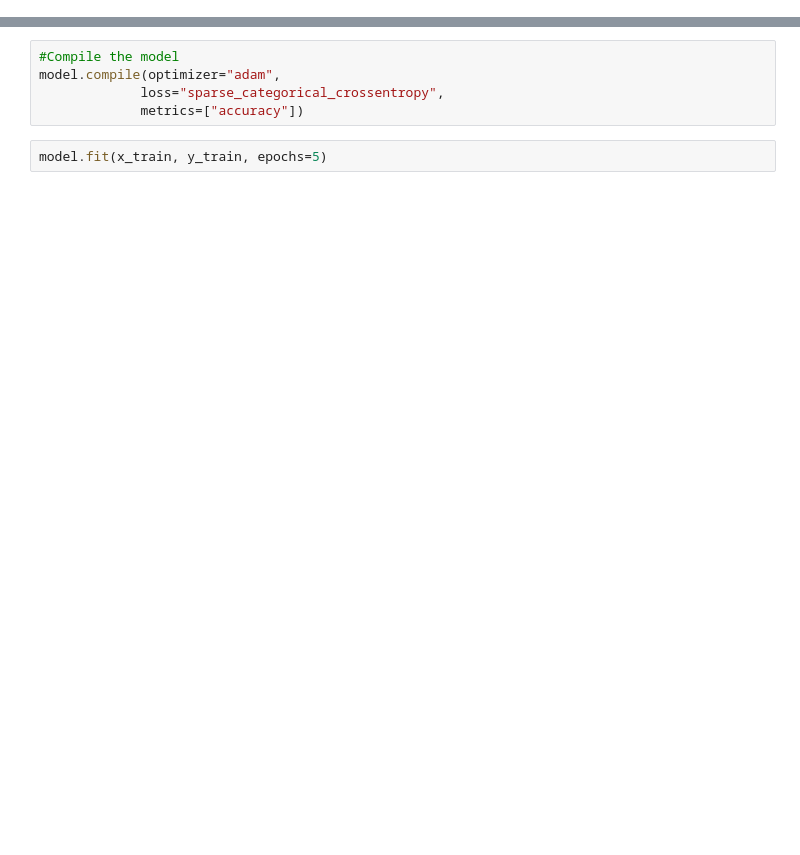
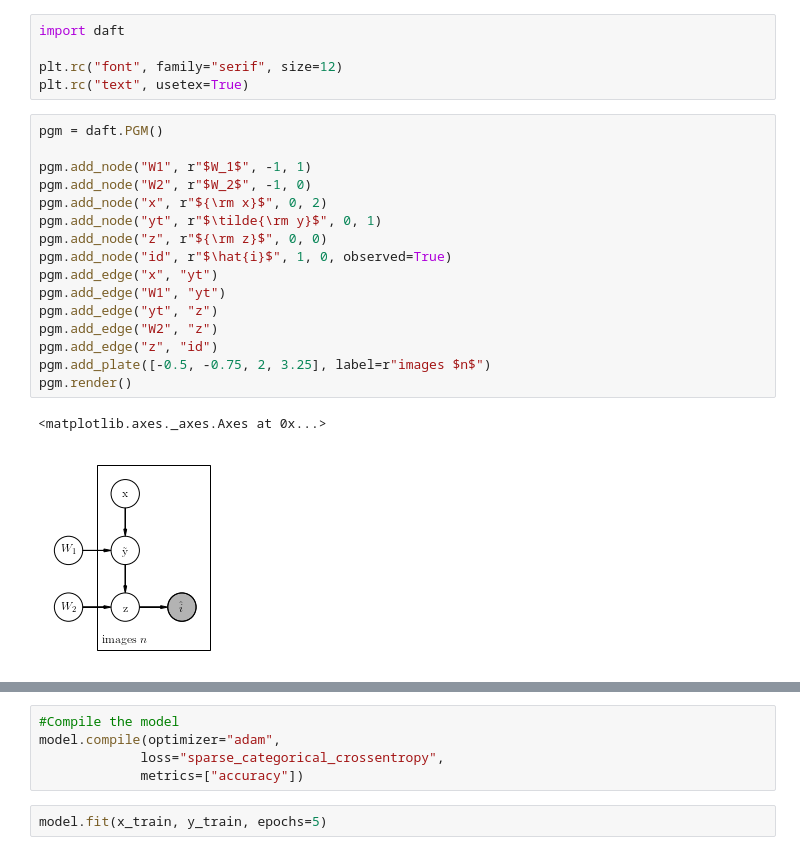
Before and after one commit to tmcclintock/tensorflow_exercises, a Jupyter notebook: Tutorials/Hello TF.ipynb, the cells around one changed output, grey strips where cells are left out. Drawn from its saved outputs; the diff is of its cells as text; blank space fills up the shorter version.

```diff
--- a/Tutorials/Hello TF.ipynb
+++ b/Tutorials/Hello TF.ipynb
@@ -7,3 +45,27 @@ import matplotlib.pyplot as plt
+# %%
+import daft
+
+plt.rc("font", family="serif", size=12)
+plt.rc("text", usetex=True)
+# %%
+pgm = daft.PGM()
+
+pgm.add_node("W1", r"$W_1$", -1, 1)
+pgm.add_node("W2", r"$W_2$", -1, 0)
+pgm.add_node("x", r"${\rm x}$", 0, 2)
+pgm.add_node("yt", r"$\tilde{\rm y}$", 0, 1)
+pgm.add_node("z", r"${\rm z}$", 0, 0)
+pgm.add_node("id", r"$\hat{i}$", 1, 0, observed=True)
+pgm.add_edge("x", "yt")
+pgm.add_edge("W1", "yt")
+pgm.add_edge("yt", "z")
+pgm.add_edge("W2", "z")
+pgm.add_edge("z", "id")
+pgm.add_plate([-0.5, -0.75, 2, 3.25], label=r"images $n$")
+pgm.render()
+# %% [output]
+<matplotlib.axes._axes.Axes at 0x...>
+[figure, added]
 # %%
 #Load the data set and pull out the test/train split
 mnist = tf.keras.datasets.mnist
```
Also changed, not shown: parts of 15 cells of this notebook.
